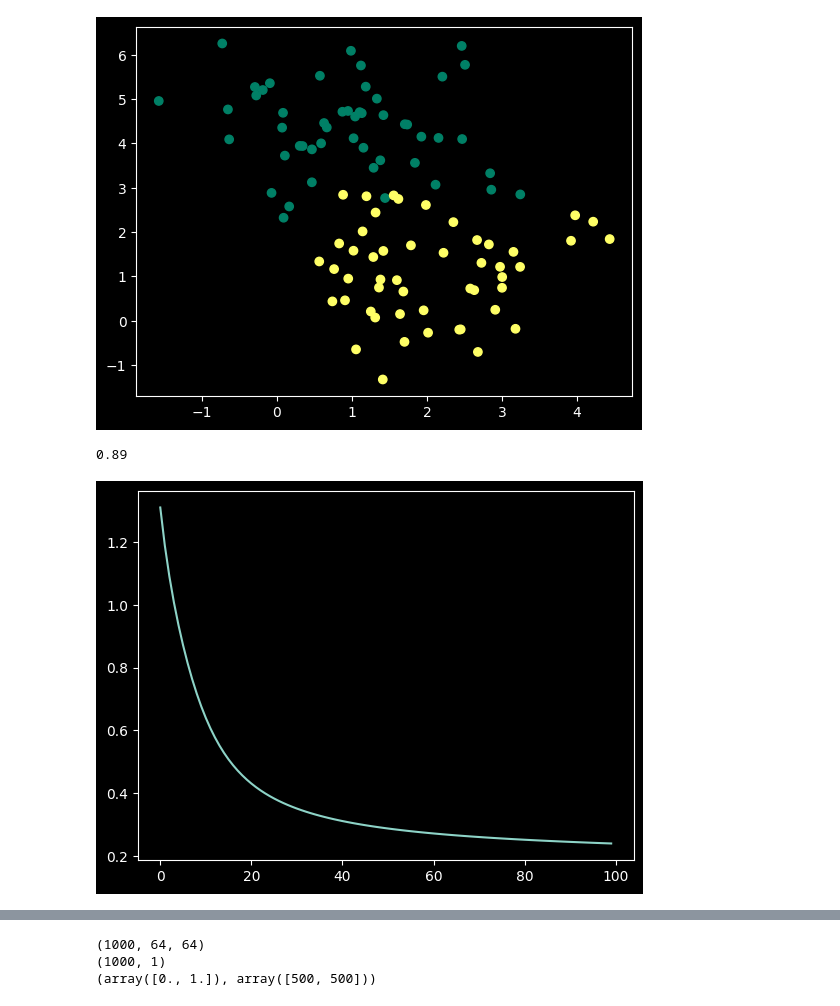
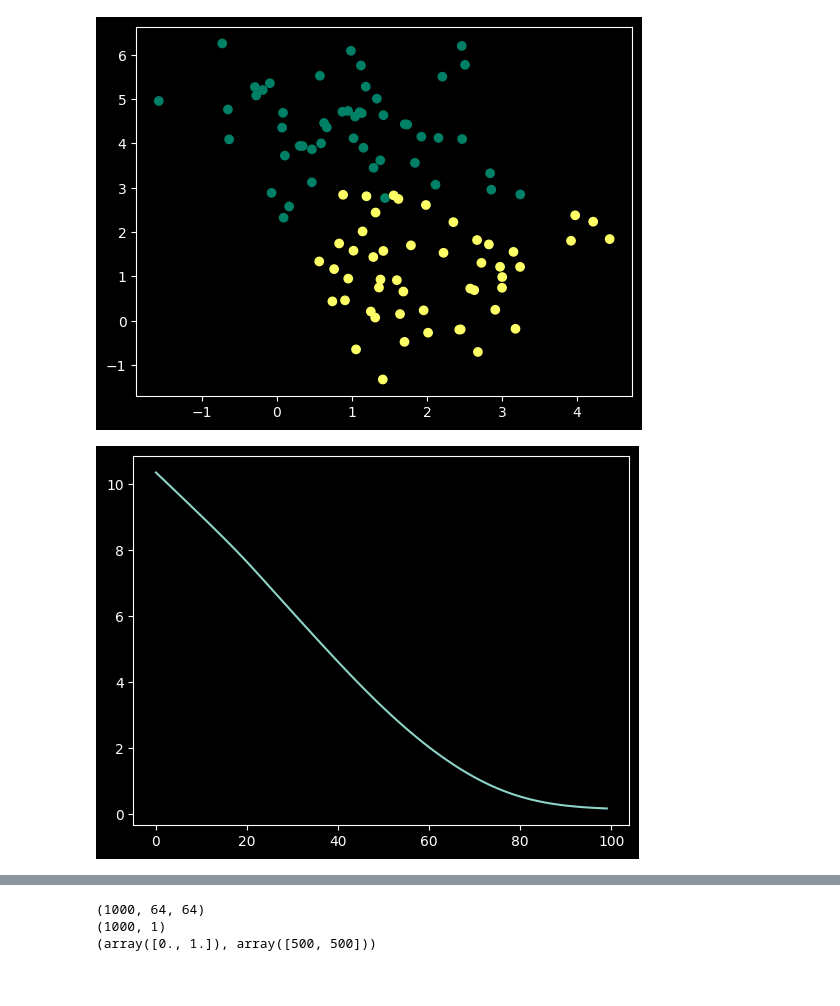
Before and after one commit to Siri6k/deep_learning, a Jupyter notebook: 01_Premier_neurone.ipynb, the cells around one changed output, grey strips where cells are left out. Drawn from its saved outputs; the diff is of its cells as text; code cells hidden in the pictures.

```diff
--- a/01_Premier_neurone.ipynb
+++ b/01_Premier_neurone.ipynb
@@ -8,6 +8,7 @@ from sklearn.datasets import make_blobs
 plt.style.use('dark_background')  # 🕶️ Dark mode
 # %%
 X, y = make_blobs(n_samples=100, n_features=2, centers=2, random_state=0)
+X[:, 1] = X[:, 1] * 1
 y = y.reshape(y.shape[0], 1)
 
 print('dimension de X: ', X.shape)
@@ -73,8 +129,9 @@ def artificial_neuron(X, y, learning_rate = 0.1, n_iter = 100):
 # %%
-W, b = artificial_neuron(X, y)
+W, b = artificial_neuron(X, y, learning_rate=0.01, n_iter=1000)
-# %% [output]
-0.89
-[figure, removed]
+# %%
+history, b = artificial_neuron_2(X, y)
+# %% [output]
+[figure, added]
 # %%
 new_plant = np.array([2, 1])
 
```
Also changed, not shown: parts of 12 cells of this notebook.
